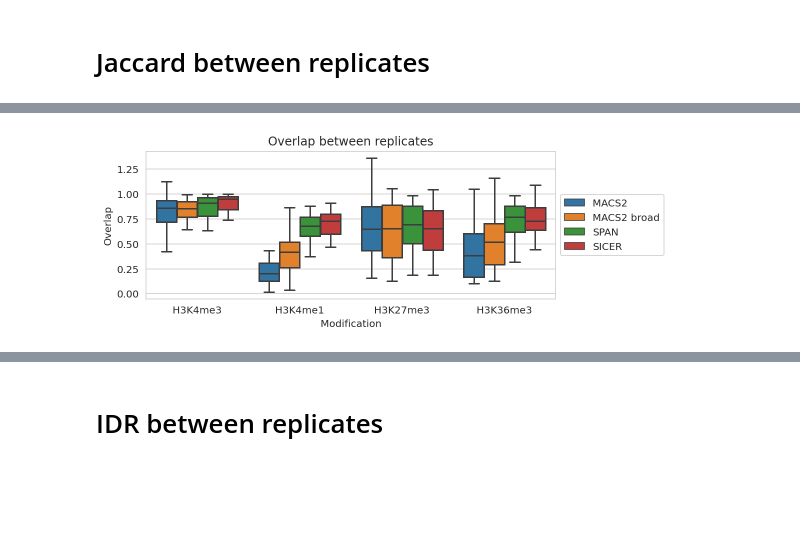
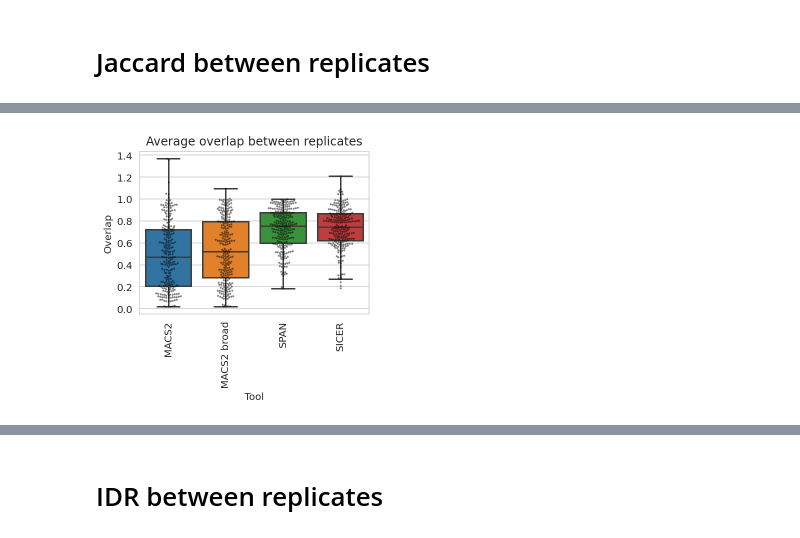
Before and after one commit to JetBrains-Research/peak-callers-analysis, a Jupyter notebook: 2022 - Comparative Analysis Benchmark.ipynb, the cells around one changed output, grey strips where cells are left out. Saved outputs shown, nothing was run; the diff lists cells and outputs as text; code cells hidden in the pictures; blank space fills up the shorter version.

Commit message:
Reworked plots - added jitters to boxplots and barplots

```diff
--- a/2022 - Comparative Analysis Benchmark.ipynb
+++ b/2022 - Comparative Analysis Benchmark.ipynb
@@ -259,7 +261,7 @@ for modification, name, file in tqdm(zip(dfa['modification'], dfa['name'], dfa['
     t = pd.DataFrame(dict(length=lengths))
     t['modification'] = modification
     t['name'] = name
-    ts.append(t.sample(min(len(t), 10_000)))
+    ts.append(t.sample(min(len(t), 20_000)))
 t = pd.concat(ts).reset_index(drop=True)
 del ts
 t.sample(10)
@@ -428,18 +454,19 @@ ro.sample(5)
 # %%
-plt.figure(figsize=(8, 3))
-plt.title(f'Overlap between replicates')
-# g_results = sns.barplot(data=ro, x='Modification', y='Overlap', hue='Tool',
-#                         capsize=.05, errwidth=2, edgecolor="black",
-#                         order=MODIFICATIONS,
-#                         hue_order=['MACS2', 'MACS2 broad', 'SPAN', 'SICER'])
-g_results = sns.boxplot(data=ro, x='Modification', y='Overlap', hue='Tool',
-                        order=MODIFICATIONS,
-                        hue_order=['MACS2', 'MACS2 broad', 'SPAN', 'SICER'],
-                        showfliers=False)
+plt.figure(figsize=(4, 4))
+ax = plt.axes()
+plt.title(f'Average overlap between replicates')
+sns.boxplot(data=ro, x='Tool', y='Overlap', showfliers=False,
+            order=['MACS2', 'MACS2 broad', 'SPAN', 'SICER'],
+            ax=ax)
+sns.swarmplot(data=ro, x='Tool', y='Overlap',
+              dodge=True, size=2, color="black", alpha=0.5,
+              order=['MACS2', 'MACS2 broad', 'SPAN', 'SICER'],
+              ax=ax)
+ax.xaxis.set_tick_params(rotation=90)
 # Put a legend to the right of the current axis
-g_results.axes.legend(loc='center left', bbox_to_anchor=(1, 0.5))
+# g_results.axes.legend(loc='center left', bbox_to_anchor=(1, 0.5))
 plt.tight_layout()
 plt.savefig(os.path.join(FIGURES_DIR, f'overlap.{EXT}'), bbox_inches='tight', dpi=300)
 plt.show()
 # %% [output]
-[figure, old version]
+[figure, new version]
```
Also changed, not shown: parts of 30 cells of this notebook, 5 other files.
